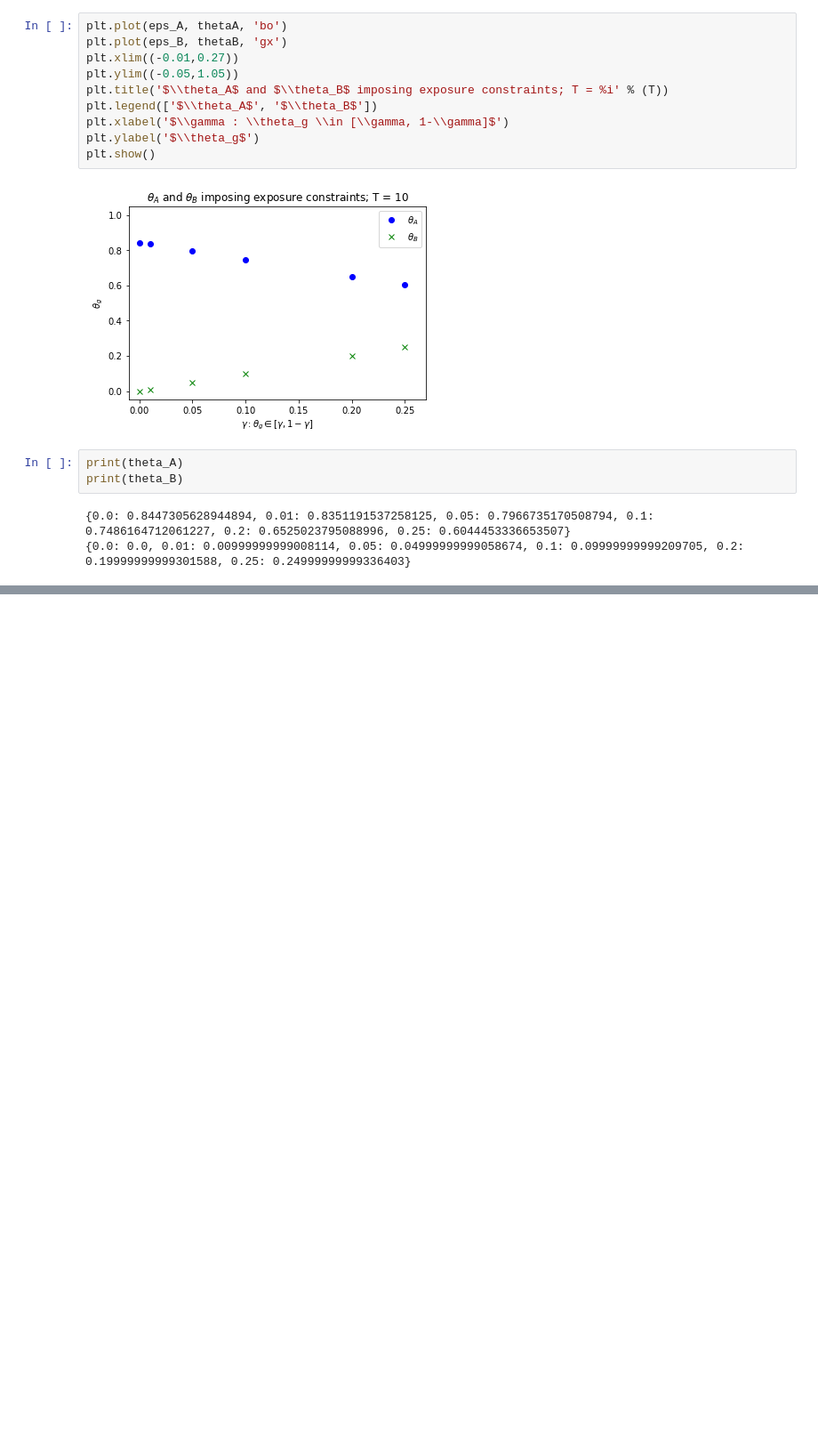
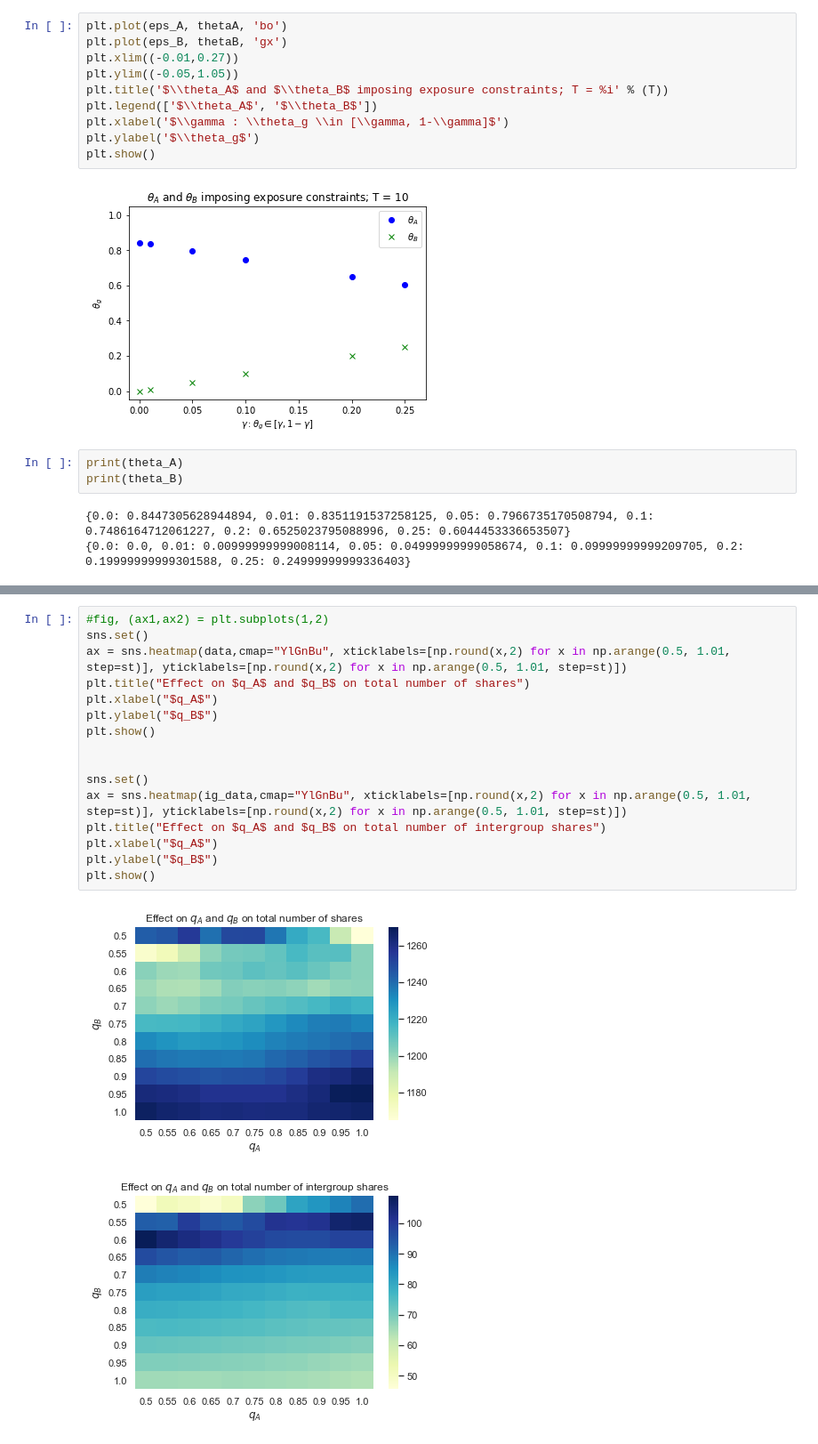
Before and after one commit to jfinocchiaro/long-term-fair-mdps, a Jupyter notebook: political-influence/analysis.ipynb, the cells around one changed output, grey strips where cells are left out. Shown at 89% size. Cells and saved outputs as stored; diff of their text form; blank space fills up the shorter version.

Commit message:
Adding homophily heatmaps

```diff
--- a/political-influence/analysis.ipynb
+++ b/political-influence/analysis.ipynb
@@ -339,0 +406,19 @@ print(theta_B)
+# %%
+#fig, (ax1,ax2) = plt.subplots(1,2)
+sns.set()
+ax = sns.heatmap(data,cmap="YlGnBu", xticklabels=[np.round(x,2) for x in np.arange(0.5, 1.01, step=st)], yticklabels=[np.round(x,2) for x in np.arange(0.5, 1.01, step=st)])
+plt.title("Effect on $q_A$ and $q_B$ on total number of shares")
+plt.xlabel("$q_A$")
+plt.ylabel("$q_B$")
+plt.show()
+
+
+sns.set()
+ax = sns.heatmap(ig_data,cmap="YlGnBu", xticklabels=[np.round(x,2) for x in np.arange(0.5, 1.01, step=st)], yticklabels=[np.round(x,2) for x in np.arange(0.5, 1.01, step=st)])
+plt.title("Effect on $q_A$ and $q_B$ on total number of intergroup shares")
+plt.xlabel("$q_A$")
+plt.ylabel("$q_B$")
+plt.show()
+# %% [output]
+[figure, added]
+[figure, added]
```
Also changed, not shown: parts of 1 cell of this notebook.
